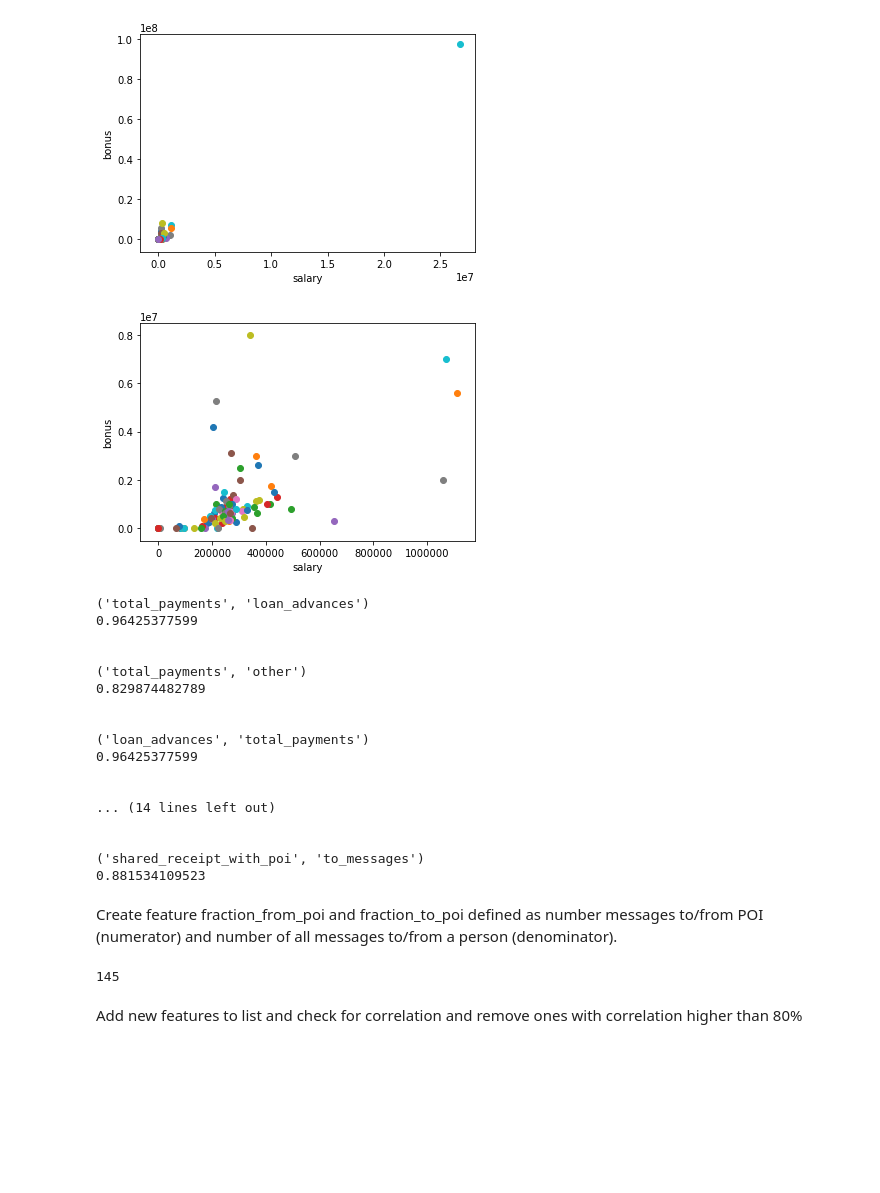
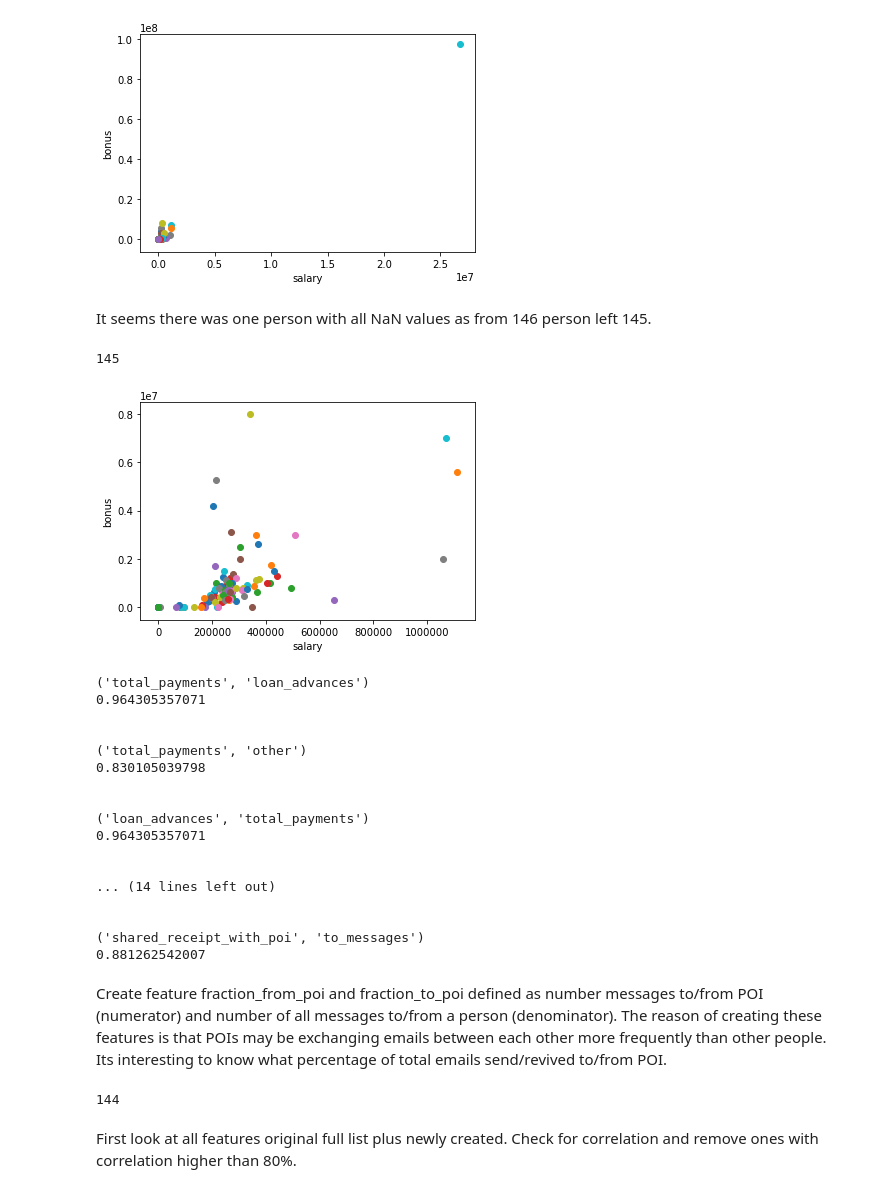
Before and after one commit to GvantsaMchedlidze/ud_Machine_Learning, a Jupyter notebook: Enron.ipynb, the cells around one changed output. Cells and saved outputs as stored; diff of their text form; code cells hidden in the pictures; blank space fills up the shorter version.

```diff
--- a/Enron.ipynb
+++ b/Enron.ipynb
@@ -71,24 +78,31 @@ matplotlib.pyplot.ylabel("bonus")
 matplotlib.pyplot.show()
 # %% [output]
 [figure]
+# %% [markdown]
+It seems there was one person with all NaN values as from 146 person left 145.
+# %%
+print len(data)
+# %% [output]
+145
 # %%
 # remove outliers
 
 data_dict.pop('TOTAL',0)
+data_dict.pop('THE TRAVEL AGENCY IN THE PARK',0)
 
 data = featureFormat(data_dict, features_list, remove_NaN=True, remove_all_zeroes=True, remove_any_zeroes=False, sort_keys = True)
 #plot again for check
 
 for point in data:
     salary = point[2]
     bonus = point[1]
     matplotlib.pyplot.scatter( salary, bonus )
 
 matplotlib.pyplot.xlabel("salary")
 matplotlib.pyplot.ylabel("bonus")
 matplotlib.pyplot.show()
 # %% [output]
-[figure, old version]
+[figure, new version]
 # %%
 # check features for correlation
 return_list = []
@@ -111,24 +125,24 @@ for i in range(0,20):
             print "\n"
 # %% [output]
 ('total_payments', 'loan_advances')
-0.96425377599
+0.964305357071
 
 
 ('total_payments', 'other')
-0.829874482789
+0.830105039798
 
 
 ('loan_advances', 'total_payments')
-0.96425377599
+0.964305357071
 
 
 ... (14 lines left out)
 
 
 ('shared_receipt_with_poi', 'to_messages')
-0.881534109523
+0.881262542007
 # %% [markdown]
-Create feature fraction_from_poi and fraction_to_poi defined as number messages to/from POI (numerator) and number of all messages to/from a person (denominator).
+Create feature fraction_from_poi and fraction_to_poi defined as number messages to/from POI (numerator) and number of all messages to/from a person (denominator). The reason of creating these features is that POIs may be exchanging emails between each other more frequently than other people. Its interesting to know what percentage of total emails send/revived to/from POI.
 # %%
 def computeFraction( poi_messages, all_messages ):
 
@@ -178,9 +192,9 @@ for key, value in my_data.iteritems():
     features[key] = len(value)
 print (len(features))
 # %% [output]
-145
+144
 # %% [markdown]
-Add new features to list and check for correlation and remove ones with correlation higher than 80%
+First look at all features original full list plus newly created. Check for correlation and remove ones with correlation higher than 80%.
 # %%
 #update features list
 
```
Also changed, not shown: parts of 41 cells of this notebook.
